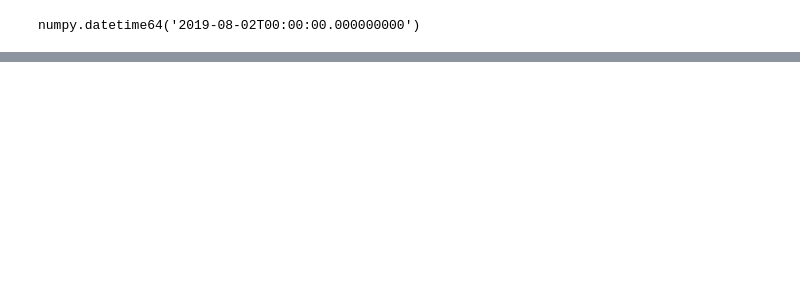
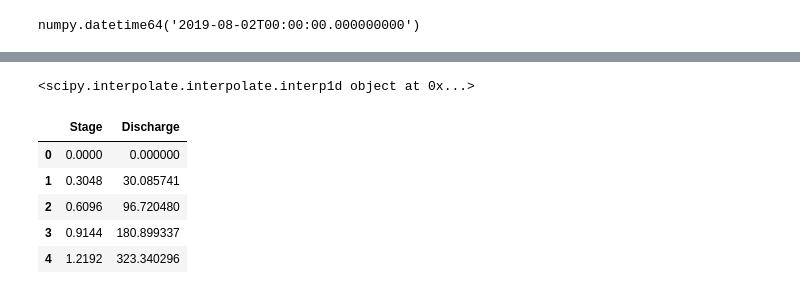
Before and after one commit to Dewberry/fcast, a Jupyter notebook: notebooks/NWM_classes-Dev.ipynb, the cells around one changed output, grey strips where cells are left out. Saved outputs shown, nothing was run; the diff lists cells and outputs as text; code cells hidden in the pictures; blank space fills up the shorter version.

```diff
--- a/notebooks/NWM_classes-Dev.ipynb
+++ b/notebooks/NWM_classes-Dev.ipynb
@@ -22,0 +43,12 @@ numpy.datetime64('2019-08-02T00:00:00.000000000')
+# %%
+res = mr.get_NWM_rc()
+print(res[0])
+res[1].head()
+# %% [output]
+<scipy.interpolate.interpolate.interp1d object at 0x...>
+|  | Stage | Discharge |
+| 0 | 0.0000 | 0.000000 |
+| 1 | 0.3048 | 30.085741 |
+| 2 | 0.6096 | 96.720480 |
+| 3 | 0.9144 | 180.899337 |
+| 4 | 1.2192 | 323.340296 |
```
Also changed, not shown: parts of 12 cells of this notebook, 4 other files.
